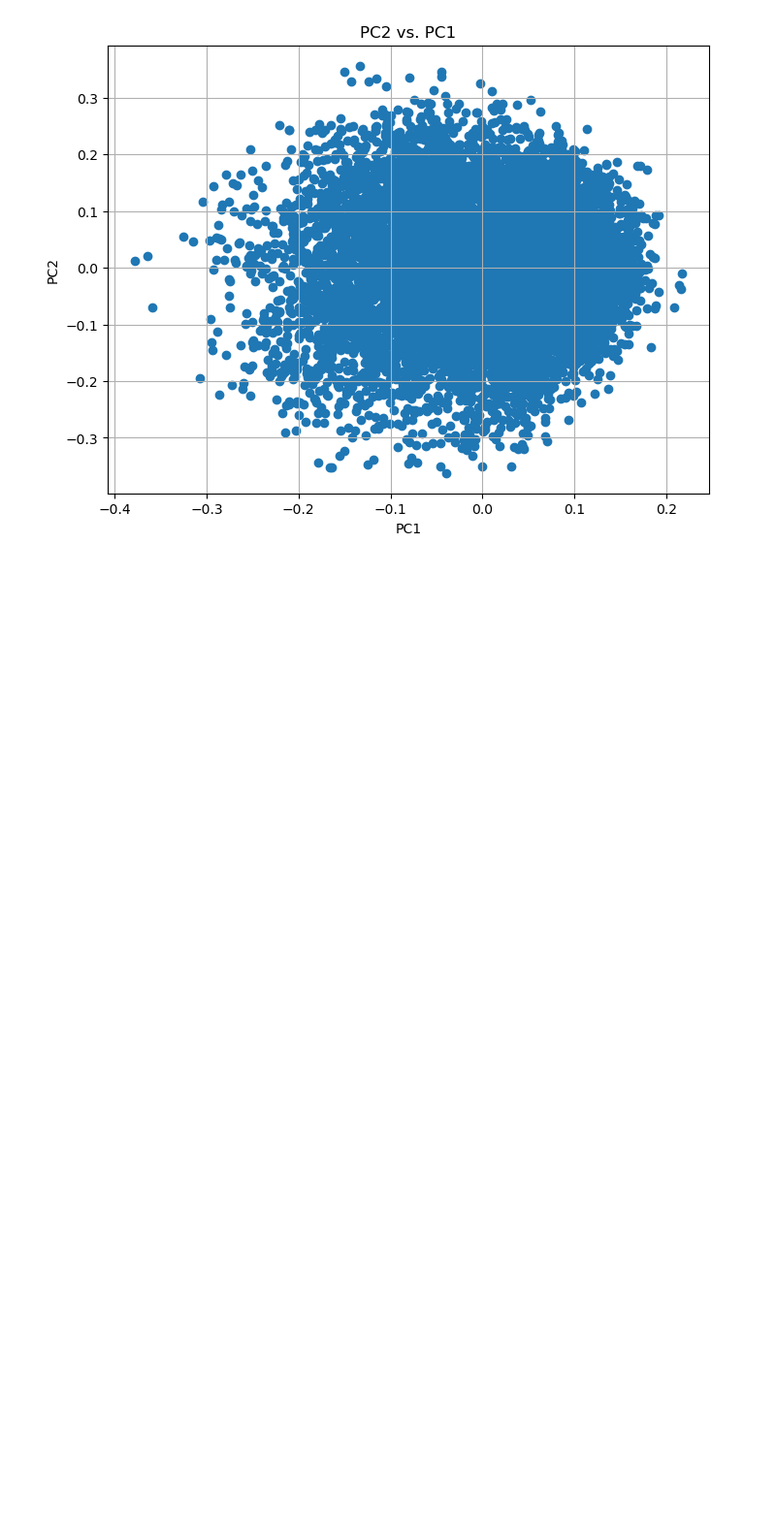
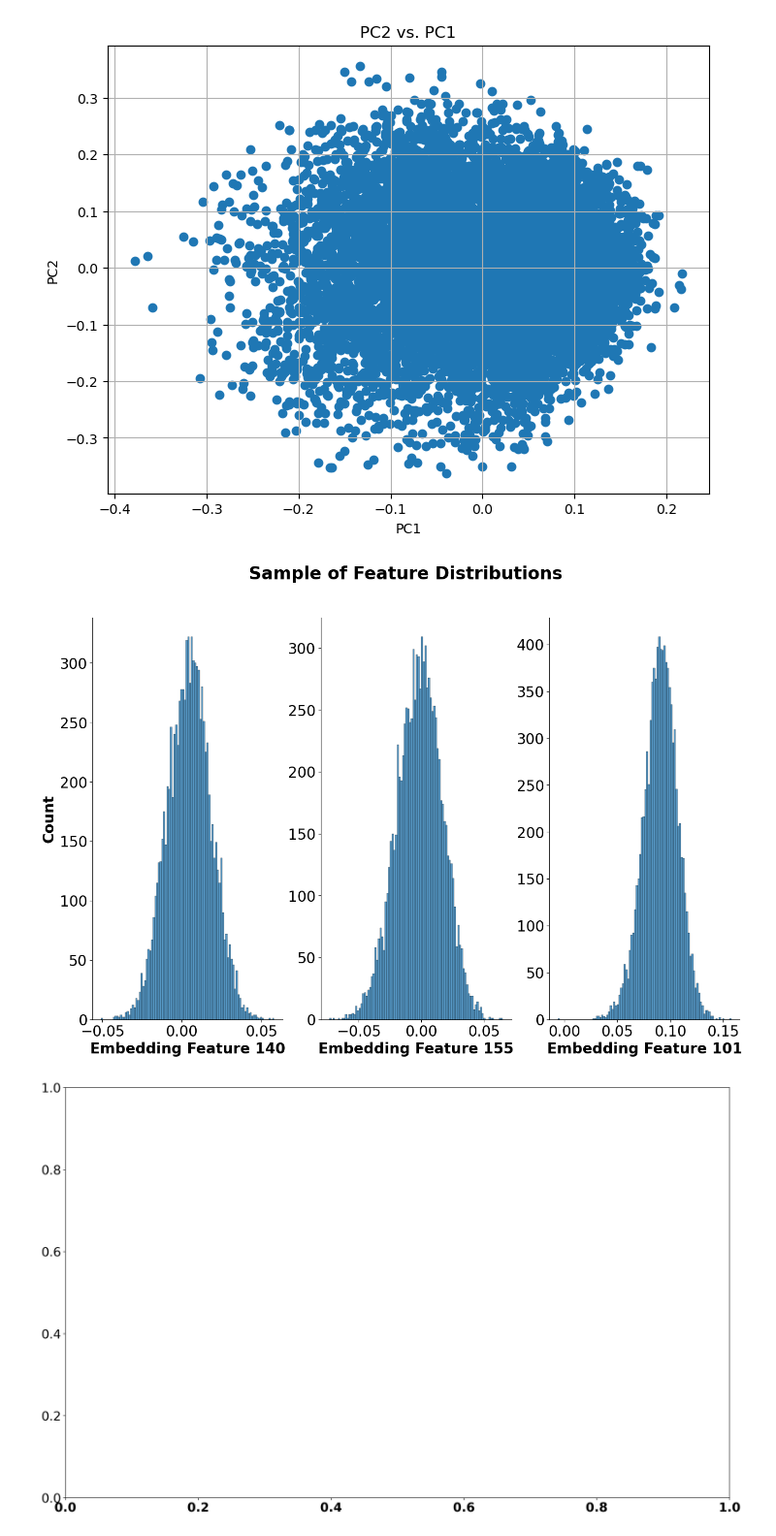
Before and after one commit to katztyler01/LungClass, a Jupyter notebook: init.ipynb, the cells around one changed output. Shown at 97% size. Cells and saved outputs as stored; diff of their text form; code cells hidden in the pictures; blank space fills up the shorter version.

```diff
--- a/init.ipynb
+++ b/init.ipynb
@@ -176,3 +177,42 @@ fig.update_layout(
 )
 fig.write_image('annotations_by_class_high_res.png', width=2000, height=1200, scale=3)
 fig.show()
+# %%
+feature_1 = embeddings[:, 140]
+feature_2 = embeddings[:, 155]
+feature_3 = embeddings[:, 101]
+# %%
+fig, axs = plt.subplots(nrows = 1, ncols = 3, figsize=(16,10))
+#plt.rcParams['font.family'] = 'sans-serif'
+plt.rcParams.update({
+    'axes.labelsize': 20,  # Global label size for all axes
+    'ytick.labelsize': 20,
+    'font.family': 'sans-serif',
+    'xtick.labelsize': 20
+})
+plt.figure(figsize=(16, 10), dpi=300)
+sb.histplot(feature_1, ax= axs[0], bins = 100)
+sb.histplot(feature_2, ax= axs[1], bins = 100)
+sb.histplot(feature_3, ax= axs[2], bins = 100)
+
+axs[0].set_xlabel("Embedding Feature 140", fontsize = 20, fontweight='bold')
+axs[1].set_xlabel("Embedding Feature 155", fontsize = 20,fontweight='bold')
+axs[2].set_xlabel("Embedding Feature 101", fontsize = 20, fontweight='bold')
+axs[0].set_ylabel("Count", fontweight='bold')
+axs[1].set_ylabel("")
+axs[2].set_ylabel("")
+
+
+
+for ax in axs:
+    ax.spines['top'].set_visible(False)
+    ax.spines['right'].set_visible(False)
+fig.suptitle("Sample of Feature Distributions", fontsize=24, fontweight = 'bold')
+plt.xticks(fontweight='bold')
+
+plt.tight_layout()
+plt.savefig("FeatDistr.png")
+plt.show()
+# %% [output]
+[figure, added]
+[figure, added]
```
Also changed, not shown: parts of 2 cells of this notebook.
